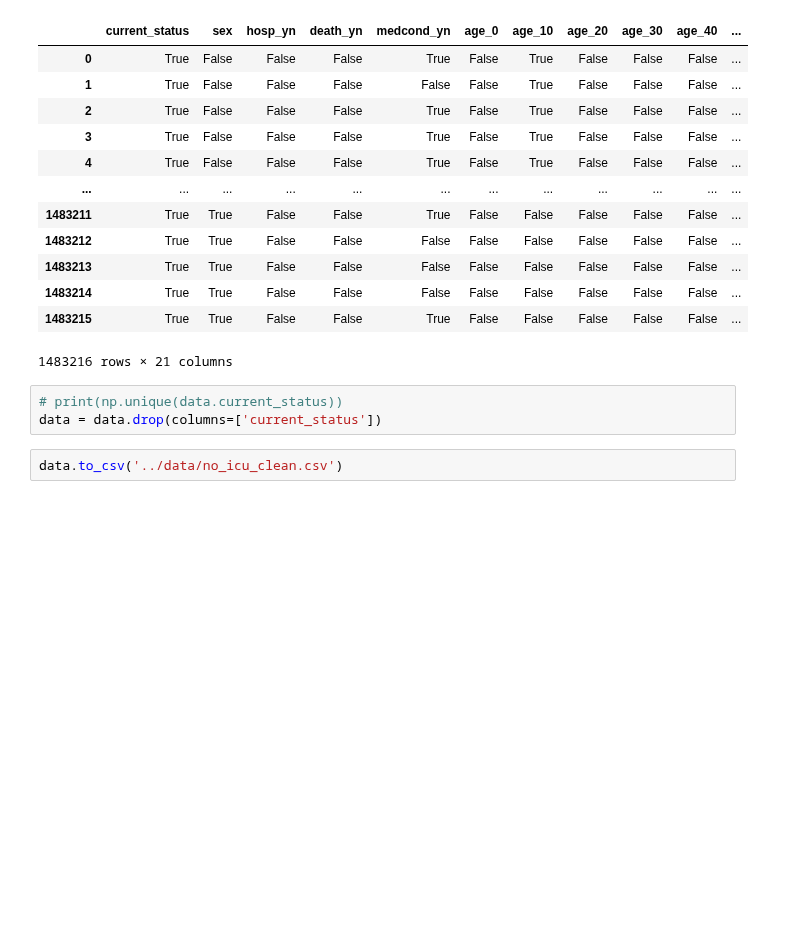
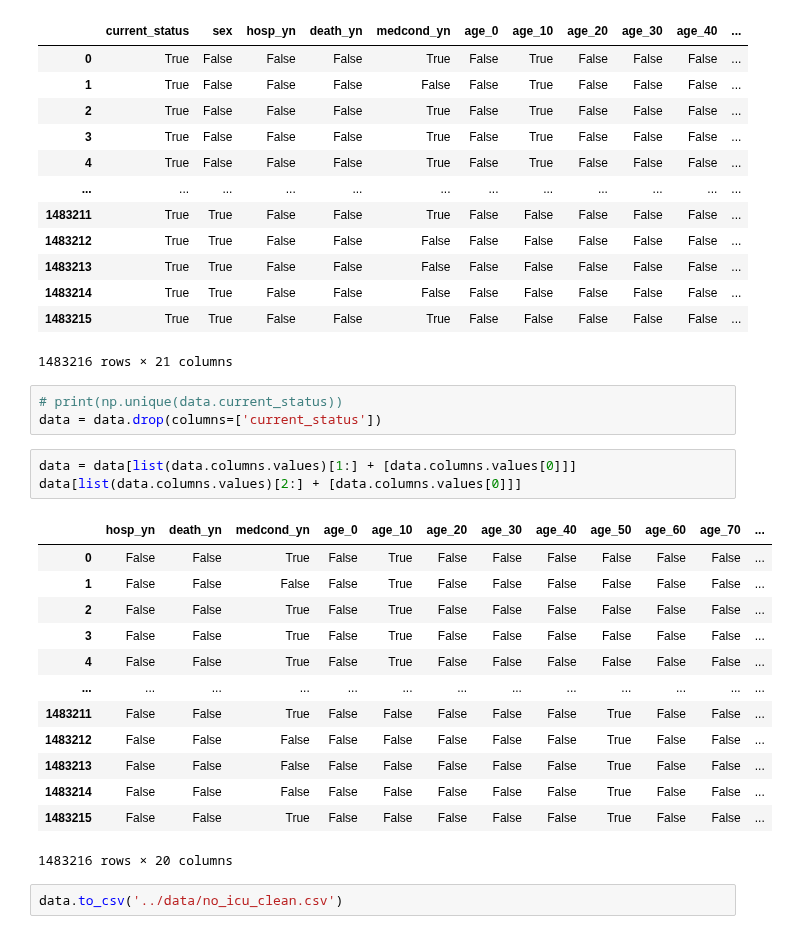
Before and after one commit to psaegert/AML-Final, a Jupyter notebook: data_processing/clean_data.ipynb, the cells around one changed output. Saved outputs shown, nothing was run; the diff lists cells and outputs as text; blank space fills up the shorter version.

```diff
--- a/data_processing/clean_data.ipynb
+++ b/data_processing/clean_data.ipynb
@@ -136,5 +136,22 @@ data
 # %%
 # print(np.unique(data.current_status))
 data = data.drop(columns=['current_status'])
+# %%
+data = data[list(data.columns.values)[1:] + [data.columns.values[0]]]
+data[list(data.columns.values)[2:] + [data.columns.values[0]]]
+# %% [output]
+|  | hosp_yn | death_yn | medcond_yn | age_0 | age_10 | age_20 | age_30 | age_40 | age_50 | age_60 | age_70 | ... |
+| 0 | False | False | True | False | True | False | False | False | False | False | False | ... |
+| 1 | False | False | False | False | True | False | False | False | False | False | False | ... |
+| 2 | False | False | True | False | True | False | False | False | False | False | False | ... |
+| 3 | False | False | True | False | True | False | False | False | False | False | False | ... |
+| 4 | False | False | True | False | True | False | False | False | False | False | False | ... |
+| ... | ... | ... | ... | ... | ... | ... | ... | ... | ... | ... | ... | ... |
+| 1483211 | False | False | True | False | False | False | False | False | True | False | False | ... |
+| 1483212 | False | False | False | False | False | False | False | False | True | False | False | ... |
+| 1483213 | False | False | False | False | False | False | False | False | True | False | False | ... |
+| 1483214 | False | False | False | False | False | False | False | False | True | False | False | ... |
+| 1483215 | False | False | True | False | False | False | False | False | True | False | False | ... |
+1483216 rows × 20 columns
 # %%
 data.to_csv('../data/no_icu_clean.csv')
```
Also changed, not shown: 2 other files.
